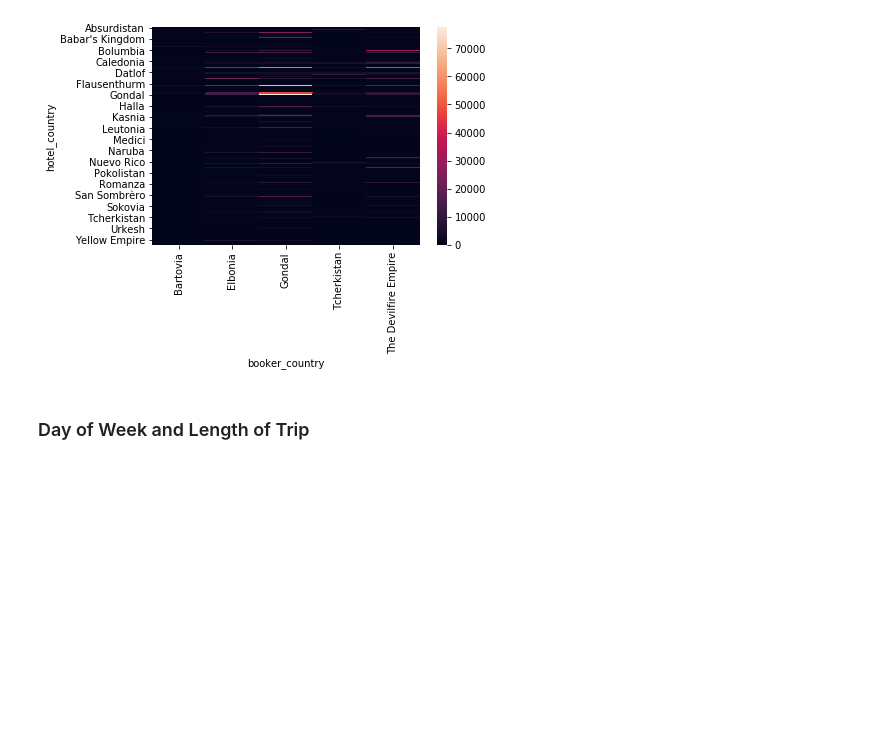
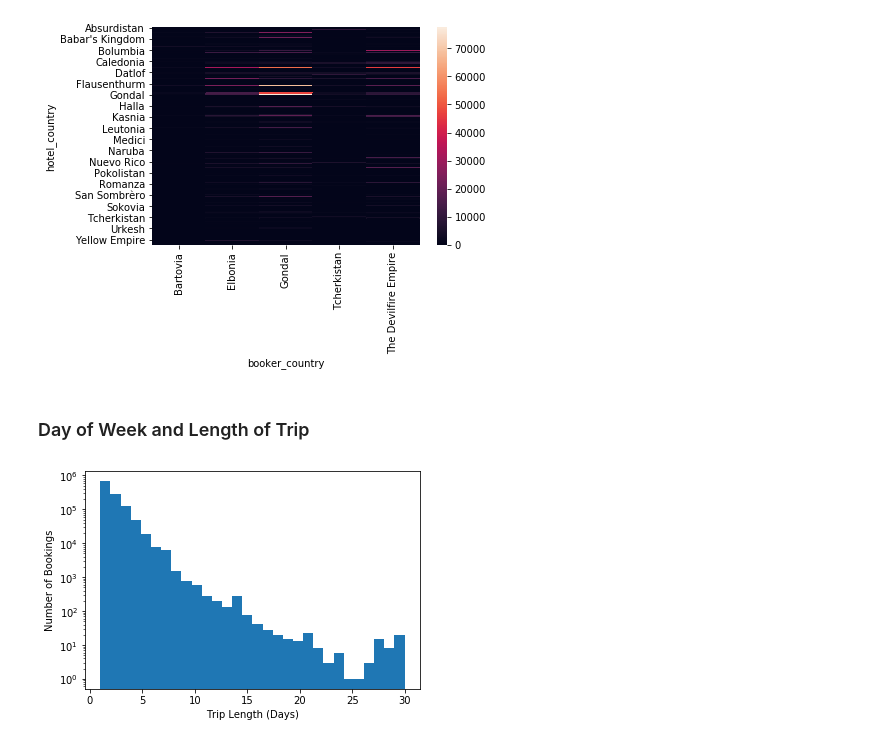
Before and after one commit to okz12/bookingdotcom-challenge, a Jupyter notebook: 2. EDA.ipynb, the cells around one changed output. Cells and saved outputs as stored; diff of their text form; code cells hidden in the pictures; blank space fills up the shorter version.

Commit message:
data breakdown by days and length of trip

```diff
--- a/2. EDA.ipynb
+++ b/2. EDA.ipynb
@@ -47,3 +47,13 @@ sns.heatmap(booker_to_hotel)
 [figure]
 # %% [markdown]
 ### Day of Week and Length of Trip
+# %%
+df['trip_length'] = (df['checkout'] - df['checkin']).dt.days
+df['checkin_day'], df['checkout_day'] = df['checkin'].dt.dayofweek, df['checkout'].dt.dayofweek
+# %%
+plt.hist(df['trip_length'], log=True, bins=len(set(df['trip_length'])))
+plt.xlabel('Trip Length (Days)')
+plt.ylabel('Number of Bookings')
+plt.show()
+# %% [output]
+[figure, added]
```
Also changed, not shown: parts of 3 cells of this notebook.
